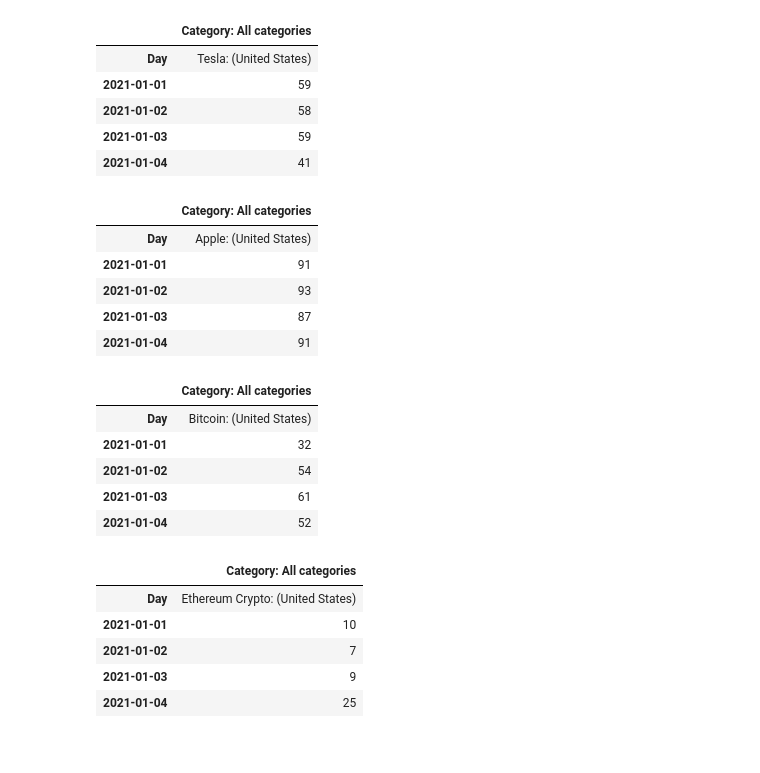
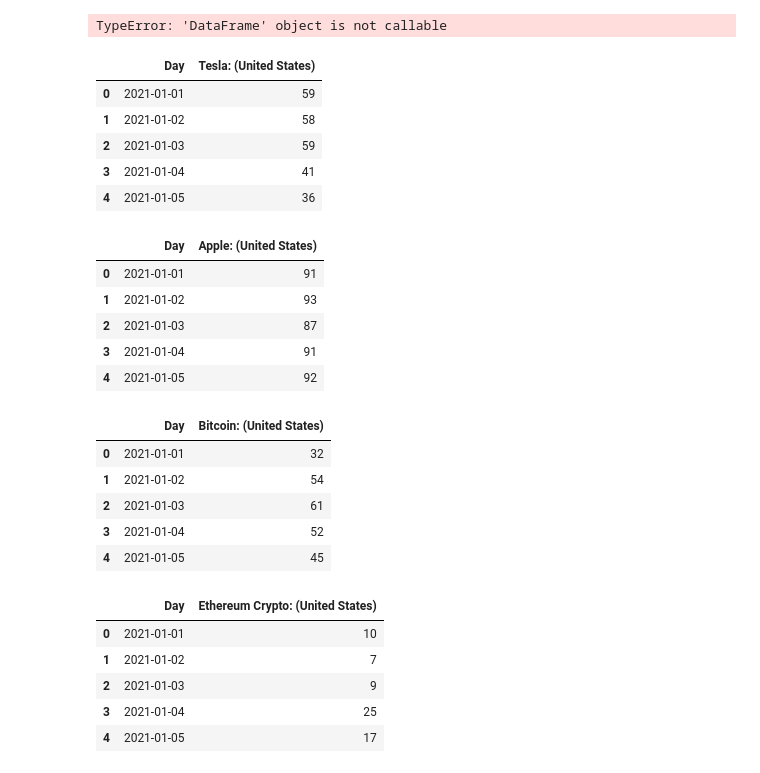
Before and after one commit to mitchjr9/Project-1-Group-2, a Jupyter notebook: App/Data_Analysis.ipynb, the cells around one changed output. Saved outputs shown, nothing was run; the diff lists cells and outputs as text; code cells hidden in the pictures.

```diff
--- a/App/Data_Analysis.ipynb
+++ b/App/Data_Analysis.ipynb
@@ -36,47 +79,52 @@ stock_prices.head()
 | 2 | 2021-01-06 00:00:00-05:00 | 127.72 | 131.0499 | 126.382 | 126.58 | 142064548 | 758.49 | 774.0000 | 749.1000 | 756.460 | 41989335 |
 | 3 | 2021-01-07 00:00:00-05:00 | 128.36 | 131.6300 | 127.860 | 130.85 | 95314687 | 777.63 | 816.9900 | 775.2000 | 816.240 | 48080256 |
 | 4 | 2021-01-08 00:00:00-05:00 | 132.43 | 132.6300 | 130.230 | 131.99 | 93211863 | 856.00 | 884.4900 | 838.3900 | 880.030 | 71814487 |
+# %%
+apple_prices = stock_prices.loc[stock_prices['AAPL']('close')]
+apple_prices
+# %% [output]
+TypeError: 'DataFrame' object is not callable
 # %%
 tesla_path = Path("../resources/tesla-2021-01-2021-08.csv")
-tesla_trends = pd.read_csv(tesla_path)
+tesla_trends = pd.read_csv(tesla_path, skiprows = 1)
 tesla_trends.head()
 # %% [output]
-|  | Category: All categories |
-| Day | Tesla: (United States) |
-| 2021-01-01 | 59 |
-| 2021-01-02 | 58 |
-| 2021-01-03 | 59 |
-| 2021-01-04 | 41 |
+|  | Day | Tesla: (United States) |
+| 0 | 2021-01-01 | 59 |
+| 1 | 2021-01-02 | 58 |
+| 2 | 2021-01-03 | 59 |
+| 3 | 2021-01-04 | 41 |
+| 4 | 2021-01-05 | 36 |
 # %%
 apple_path = Path("../resources/apple-2021-01-2021-08.csv")
-apple_trends = pd.read_csv(apple_path)
+apple_trends = pd.read_csv(apple_path, skiprows = 1)
 apple_trends.head()
 # %% [output]
-|  | Category: All categories |
-| Day | Apple: (United States) |
-| 2021-01-01 | 91 |
-| 2021-01-02 | 93 |
-| 2021-01-03 | 87 |
-| 2021-01-04 | 91 |
+|  | Day | Apple: (United States) |
+| 0 | 2021-01-01 | 91 |
+| 1 | 2021-01-02 | 93 |
+| 2 | 2021-01-03 | 87 |
+| 3 | 2021-01-04 | 91 |
+| 4 | 2021-01-05 | 92 |
 # %%
 btc_path = Path("../resources/btc-2021-01-2021-08.csv")
-btc_trends = pd.read_csv(btc_path)
+btc_trends = pd.read_csv(btc_path, skiprows = 1)
 btc_trends.head()
 # %% [output]
-|  | Category: All categories |
-| Day | Bitcoin: (United States) |
-| 2021-01-01 | 32 |
-| 2021-01-02 | 54 |
-| 2021-01-03 | 61 |
-| 2021-01-04 | 52 |
+|  | Day | Bitcoin: (United States) |
+| 0 | 2021-01-01 | 32 |
+| 1 | 2021-01-02 | 54 |
+| 2 | 2021-01-03 | 61 |
+| 3 | 2021-01-04 | 52 |
+| 4 | 2021-01-05 | 45 |
 # %%
 eth_path = Path("../resources/eth-2021-01-2021-08.csv")
-eth_trends = pd.read_csv(eth_path)
+eth_trends = pd.read_csv(eth_path, skiprows = 1)
 eth_trends.head()
 # %% [output]
-|  | Category: All categories |
-| Day | Ethereum Crypto: (United States) |
-| 2021-01-01 | 10 |
-| 2021-01-02 | 7 |
-| 2021-01-03 | 9 |
-| 2021-01-04 | 25 |
+|  | Day | Ethereum Crypto: (United States) |
+| 0 | 2021-01-01 | 10 |
+| 1 | 2021-01-02 | 7 |
+| 2 | 2021-01-03 | 9 |
+| 3 | 2021-01-04 | 25 |
+| 4 | 2021-01-05 | 17 |
```
Also changed, not shown: parts of 8 cells of this notebook.
